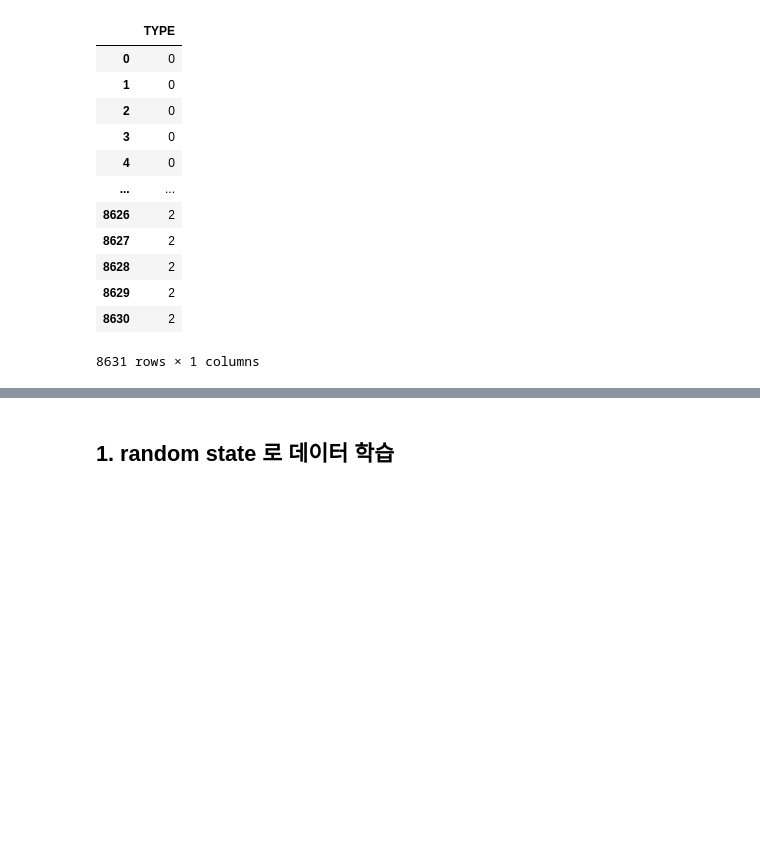
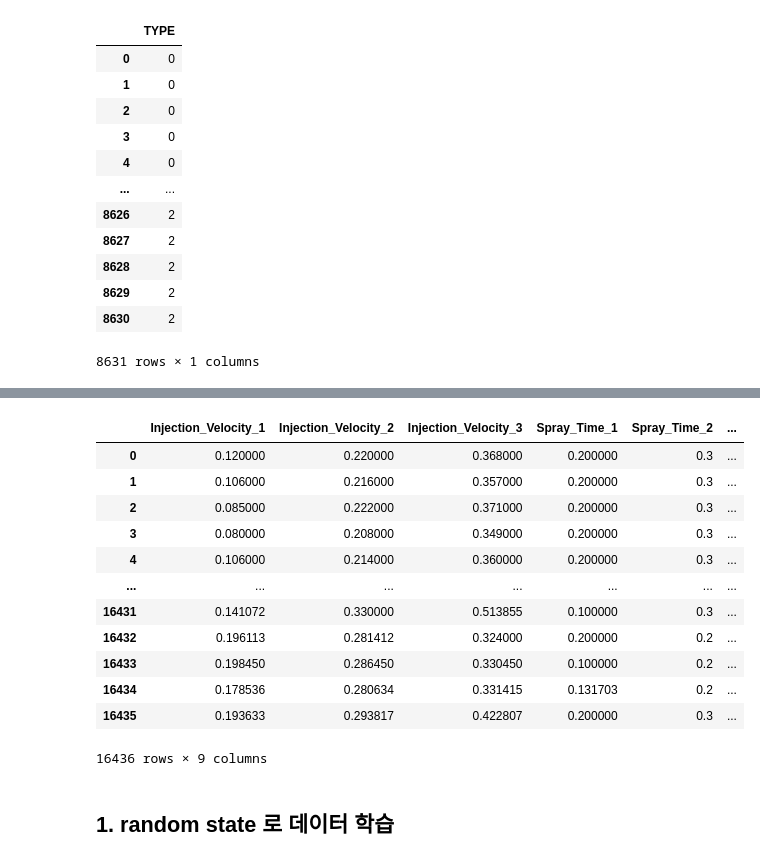
Before and after one commit to IceBear9028/TermProject-main, a Jupyter notebook: EDA/Xgboost_classfier.ipynb, the cells around one changed output, grey strips where cells are left out. Saved outputs shown, nothing was run; the diff lists cells and outputs as text; code cells hidden in the pictures; blank space fills up the shorter version.

```diff
--- a/EDA/Xgboost_classfier.ipynb
+++ b/EDA/Xgboost_classfier.ipynb
@@ -61 +83,17 @@ Y
+# %%
+X_zscore
+# %% [output]
+|  | Injection_Velocity_1 | Injection_Velocity_2 | Injection_Velocity_3 | Spray_Time_1 | Spray_Time_2 | ... |
+| 0 | 0.120000 | 0.220000 | 0.368000 | 0.200000 | 0.3 | ... |
+| 1 | 0.106000 | 0.216000 | 0.357000 | 0.200000 | 0.3 | ... |
+| 2 | 0.085000 | 0.222000 | 0.371000 | 0.200000 | 0.3 | ... |
+| 3 | 0.080000 | 0.208000 | 0.349000 | 0.200000 | 0.3 | ... |
+| 4 | 0.106000 | 0.214000 | 0.360000 | 0.200000 | 0.3 | ... |
+| ... | ... | ... | ... | ... | ... | ... |
+| 16431 | 0.141072 | 0.330000 | 0.513855 | 0.100000 | 0.3 | ... |
+| 16432 | 0.196113 | 0.281412 | 0.324000 | 0.200000 | 0.2 | ... |
+| 16433 | 0.198450 | 0.286450 | 0.330450 | 0.100000 | 0.2 | ... |
+| 16434 | 0.178536 | 0.280634 | 0.331415 | 0.131703 | 0.2 | ... |
+| 16435 | 0.193633 | 0.293817 | 0.422807 | 0.200000 | 0.3 | ... |
+16436 rows × 9 columns
 # %%
```
Also changed, not shown: parts of 36 cells of this notebook, 9 other files.
